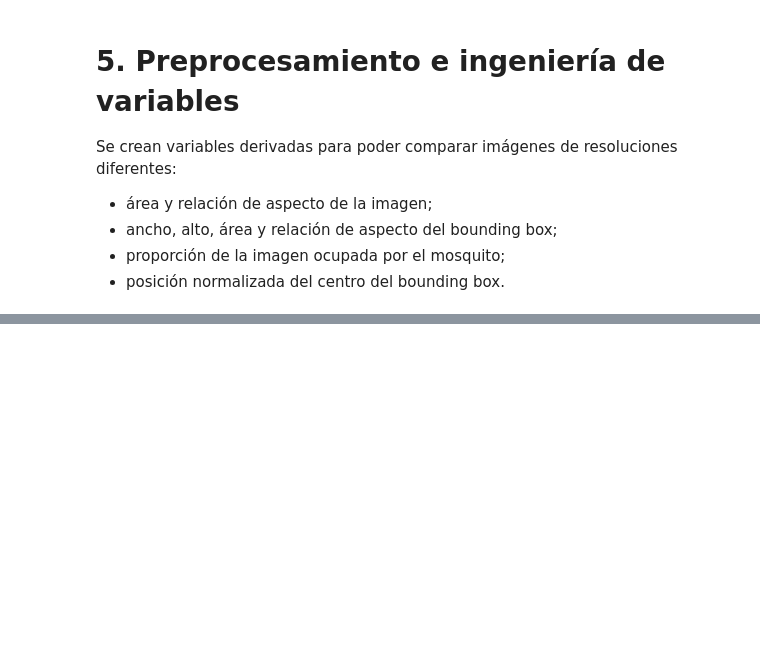
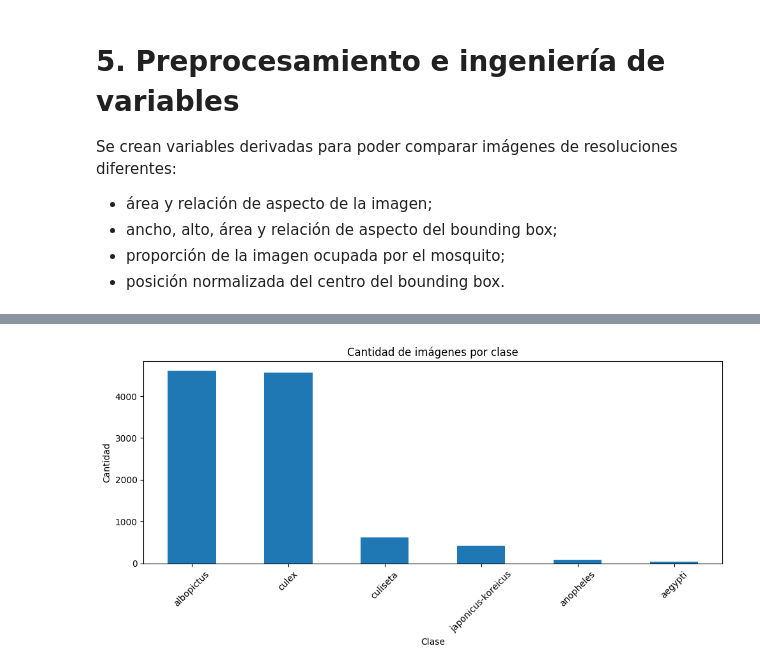
Before and after one commit to Ihan-Marroquin/Proyecto_data, a Jupyter notebook: Proyecto_2_MosquitoAlert.ipynb, the cells around one changed output, grey strips where cells are left out. Saved outputs shown, nothing was run; the diff lists cells and outputs as text; code cells hidden in the pictures; blank space fills up the shorter version.

Commit message:
Agregar análisis exploratorio y visualizaciones

```diff
--- a/Proyecto_2_MosquitoAlert.ipynb
+++ b/Proyecto_2_MosquitoAlert.ipynb
@@ -340,0 +343,20 @@ Variables después del preprocesamiento: 17
+# %%
+vars_num = [
+    "img_w","img_h","bbx_xtl","bbx_ytl","bbx_xbr","bbx_ybr",
+    "image_area","image_aspect_ratio","bbox_width","bbox_height",
+    "bbox_area","bbox_ratio","bbox_aspect_ratio",
+    "bbox_center_x_norm","bbox_center_y_norm"
+]
+
+resumen_num = df_clean[vars_num].describe().T
+display(resumen_num)
+resumen_num.to_csv(TABLES / "resumen_variables_numericas.csv")
+
+frecuencias = df_clean["class_label"].value_counts()
+porcentajes = df_clean["class_label"].value_counts(normalize=True) * 100
+tabla_clases = pd.DataFrame({
+    "Cantidad": frecuencias,
+    "Porcentaje": porcentajes.round(2)
+})
+display(tabla_clases)
+tabla_clases.to_csv(TABLES / "frecuencia_clases.csv")
@@ -340,0 +392,60 @@ Variables después del preprocesamiento: 17
+# %%
+# 1) Frecuencia de clases
+fig, ax = plt.subplots(figsize=(10,5))
+tabla_clases["Cantidad"].plot(kind="bar", ax=ax)
+ax.set(title="Cantidad de imágenes por clase", xlabel="Clase", ylabel="Cantidad")
+ax.tick_params(axis="x", rotation=45)
+plt.tight_layout()
+plt.savefig(FIGURES/"01_clases.png", dpi=200, bbox_inches="tight")
+plt.show()
+
+# 2) Histograma de ancho
+fig, ax = plt.subplots(figsize=(9,5))
+ax.hist(df_clean["img_w"], bins=40)
+ax.set(title="Distribución del ancho de las imágenes", xlabel="Píxeles", ylabel="Frecuencia")
+plt.tight_layout()
+plt.savefig(FIGURES/"02_hist_ancho.png", dpi=200, bbox_inches="tight")
+plt.show()
+
+# 3) Histograma de alto
+fig, ax = plt.subplots(figsize=(9,5))
+ax.hist(df_clean["img_h"], bins=40)
+ax.set(title="Distribución del alto de las imágenes", xlabel="Píxeles", ylabel="Frecuencia")
+plt.tight_layout()
+plt.savefig(FIGURES/"03_hist_alto.png", dpi=200, bbox_inches="tight")
+plt.show()
+
+# 4) Histograma bbox_ratio
+fig, ax = plt.subplots(figsize=(9,5))
+ax.hist(df_clean["bbox_ratio"], bins=50)
+ax.set(title="Proporción de imagen ocupada por el bounding box",
+       xlabel="Área bounding box / área imagen", ylabel="Frecuencia")
+plt.tight_layout()
+plt.savefig(FIGURES/"04_hist_bbox_ratio.png", dpi=200, bbox_inches="tight")
+plt.show()
+
+# 5) Boxplot bbox_ratio por clase
+orden = tabla_clases.index.tolist()
+datos = [df_clean.loc[df_clean["class_label"]==c, "bbox_ratio"].values for c in orden]
+fig, ax = plt.subplots(figsize=(11,6))
+ax.boxplot(datos, tick_labels=orden, showfliers=True)
+ax.set(title="Bounding box relativo según clase", xlabel="Clase", ylabel="bbox_ratio")
+ax.tick_params(axis="x", rotation=45)
+plt.tight_layout()
+plt.savefig(FIGURES/"05_boxplot_bbox_ratio.png", dpi=200, bbox_inches="tight")
+plt.show()
+
+# 6) Scatter ancho vs alto
+fig, ax = plt.subplots(figsize=(9,7))
+for clase in sorted(df_clean["class_label"].unique()):
+    sub = df_clean[df_clean["class_label"]==clase]
+    if len(sub) > 1500:
+        sub = sub.sample(1500, random_state=42)
+    ax.scatter(sub["img_w"], sub["img_h"], s=14, alpha=.4, label=clase)
+ax.set(title="Relación entre ancho y alto", xlabel="Ancho", ylabel="Alto")
+ax.legend(fontsize=8)
+plt.tight_layout()
+plt.savefig(FIGURES/"06_scatter_ancho_alto.png", dpi=200, bbox_inches="tight")
+plt.show()
+# %% [output]
+[figure, added]
```
Also changed, not shown: parts of 10 cells of this notebook.
